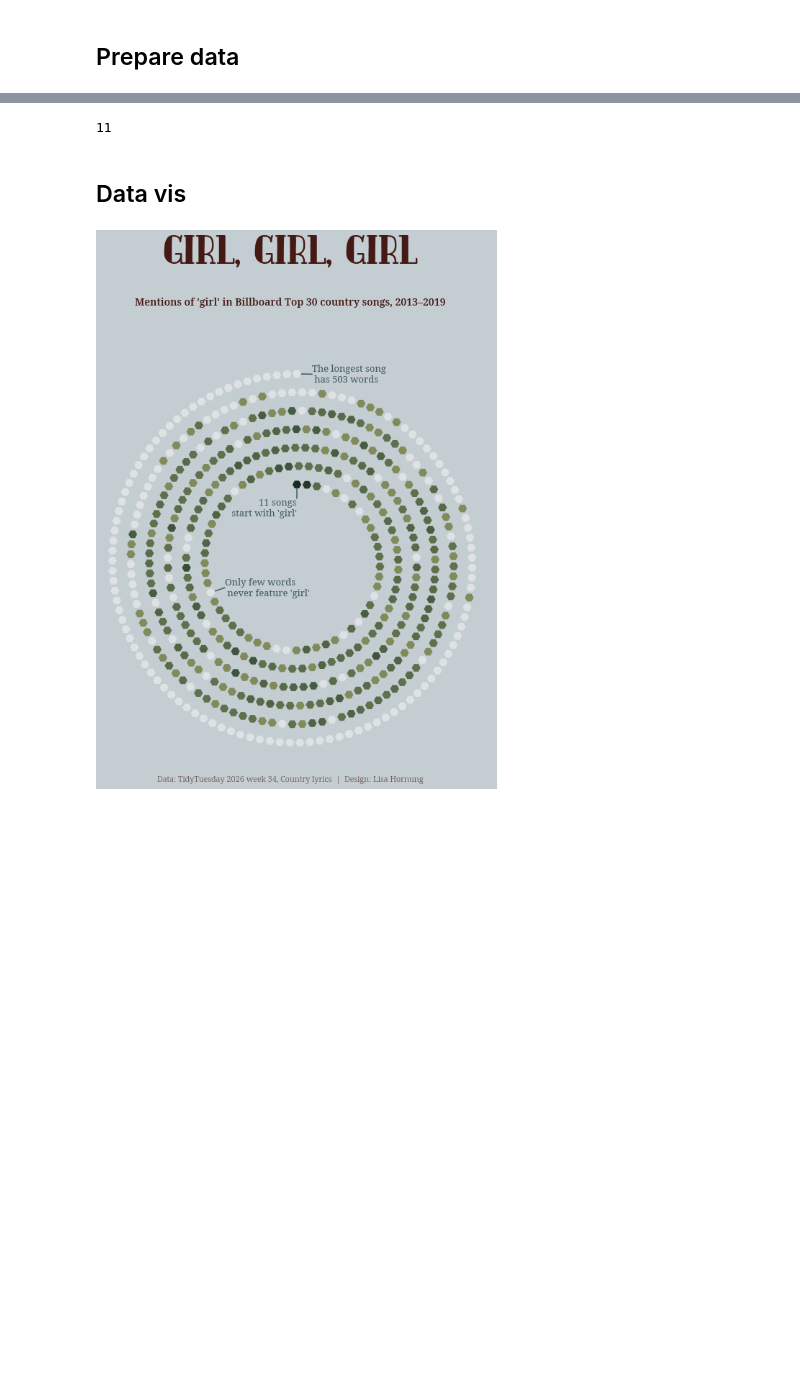
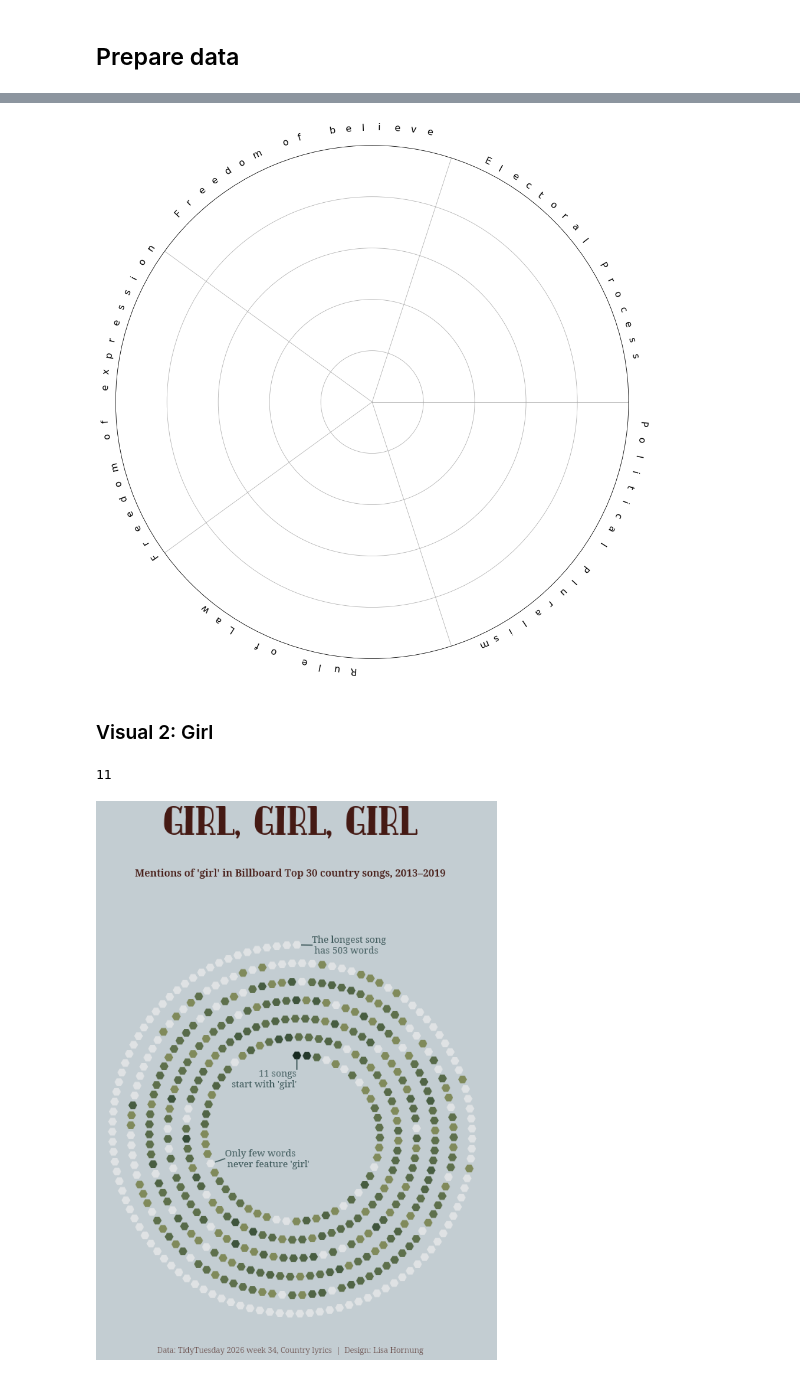
Before and after one commit to Lisa-Ho/small-data-projects, a Jupyter notebook: 2026/2609-country-songs/country-songs.ipynb, the cells around one changed output, grey strips where cells are left out. Cells and saved outputs as stored; diff of their text form; code cells hidden in the pictures; blank space fills up the shorter version.

```diff
--- a/2026/2609-country-songs/country-songs.ipynb
+++ b/2026/2609-country-songs/country-songs.ipynb
@@ -65,3 +125,67 @@ df = pd.merge(df, pos_df_pivot, left_on="ID", right_on="ID", how="left", suffixe
+# %%
+# Source - https://stackoverflow.com/a/77237334
+# Posted by Aradhna Sonia
+# Retrieved 2026-09-30, License - CC BY-SA 4.0
+
+# Import modules
+import numpy as np
+import matplotlib.pyplot as plt
+# ------------------------------------ #
+
+# Define the figure
+fig = plt.figure(figsize=(16,16))
+# Setting the axes projection as polar
+ax = fig.add_subplot(111, projection='polar')
+
+# List that stores
+# - the text to be displayed
+# - the distance, r, from the center
+# - the angle at which to display the text
+#
+# data = [["text", r, theta in deg], [...], ...]
+#  The r and theta have to be hardcoded
+#
+data = [["Electoral Process",  1.02, 65.0], ["Political Pluralism", 1.04,  -5.0], ["Rule of Law", 1.06, -95.0],
+        ["Freedom of expression", 1.06, 215.0], ["Freedom of believe", 1.06, 137.0]]
+
+# Arrange the grid into number of sales equal parts in degrees
+lines = plt.thetagrids(range(0, 360, int(360/len(data))))
+
+# Iterate through each text
+for text, r, theta in data:
+
+     # Convert to radians
+     theta = np.deg2rad(theta)
+
+     # Iterate through each letter
+     for i in range(len(text)):
+
+          # Display the letter
+          #
+          # The angle of rotation is -(90 deg - theta).
+          # This makes a right angle triangle. We must rotate the text towards Center.
+          # Please draw it on paper, with the angle, theta, to get why the equation is correct.
+          #
+          #                      text[i]
+          #                        |
+          #                        |
+          # Center ----------------|
+          #
+          plt.text(theta, r, text[i], rotation=-(90-np.rad2deg(theta)), fontsize=16)
+
+          # Decrement theta for the next letter
+          theta -= 0.06  # Arbirary value
+
+# Remove tick labels
+ax.set_xticklabels([])
+ax.set_yticklabels([])
+
+# Display the plot
+plt.show()
+# %% [output]
+[figure, added]
+# %% [markdown]
+### Visual 2: Girl
 # %%
 def create_spiral_equal_arc(df, col_name='count', turns=7, start_radius=0.1):
     """
@@ -124,8 +248,6 @@ counts_df["opacity"] = counts_df["opacity"] = [
 max(counts_df["count"])
 # %% [output]
 11
-# %% [markdown]
-## Data vis
 # %%
 #COLORS
 clrs = {"title" : "#451A14", "bg":"#C3CDD2", "annotation": "#3E595B"}
```
Also changed, not shown: parts of 7 cells of this notebook.
